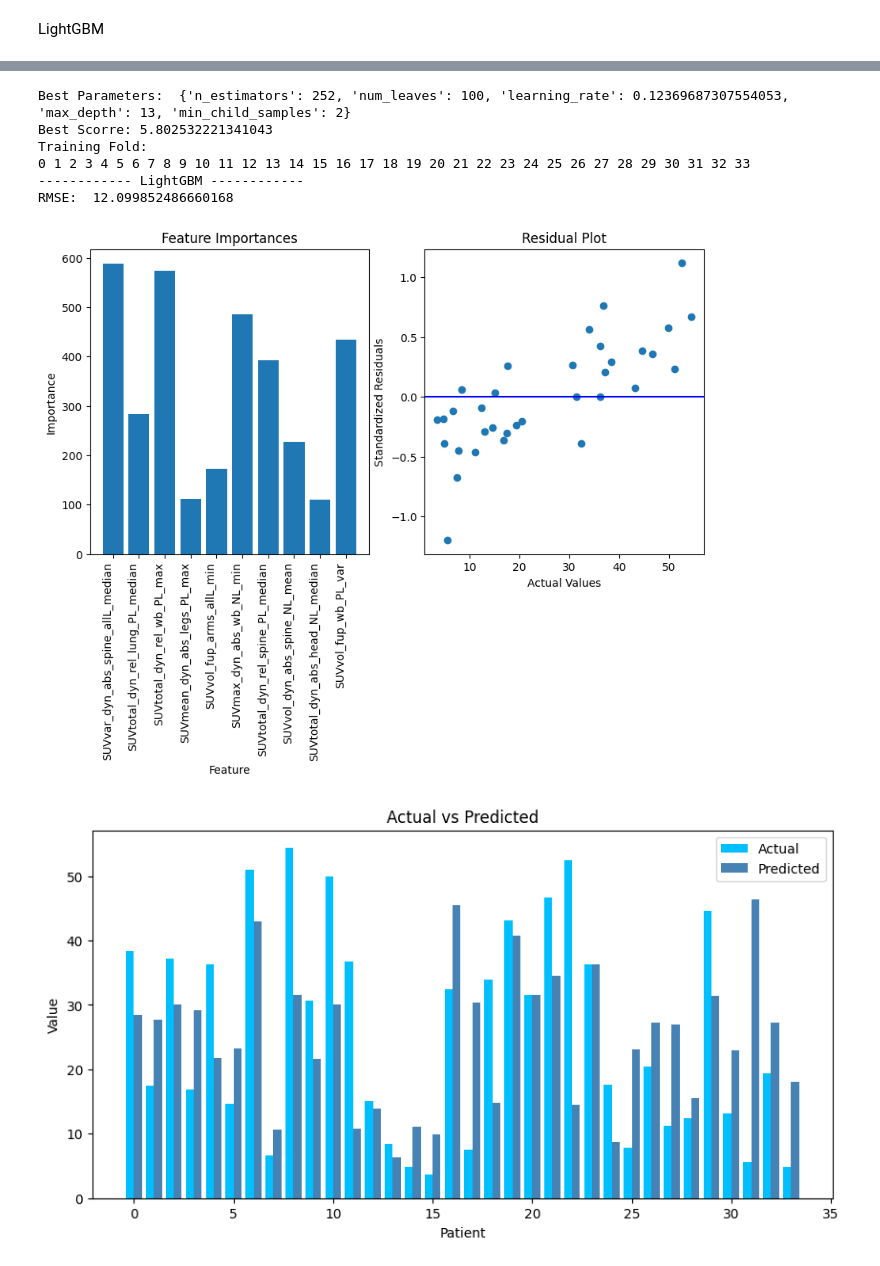
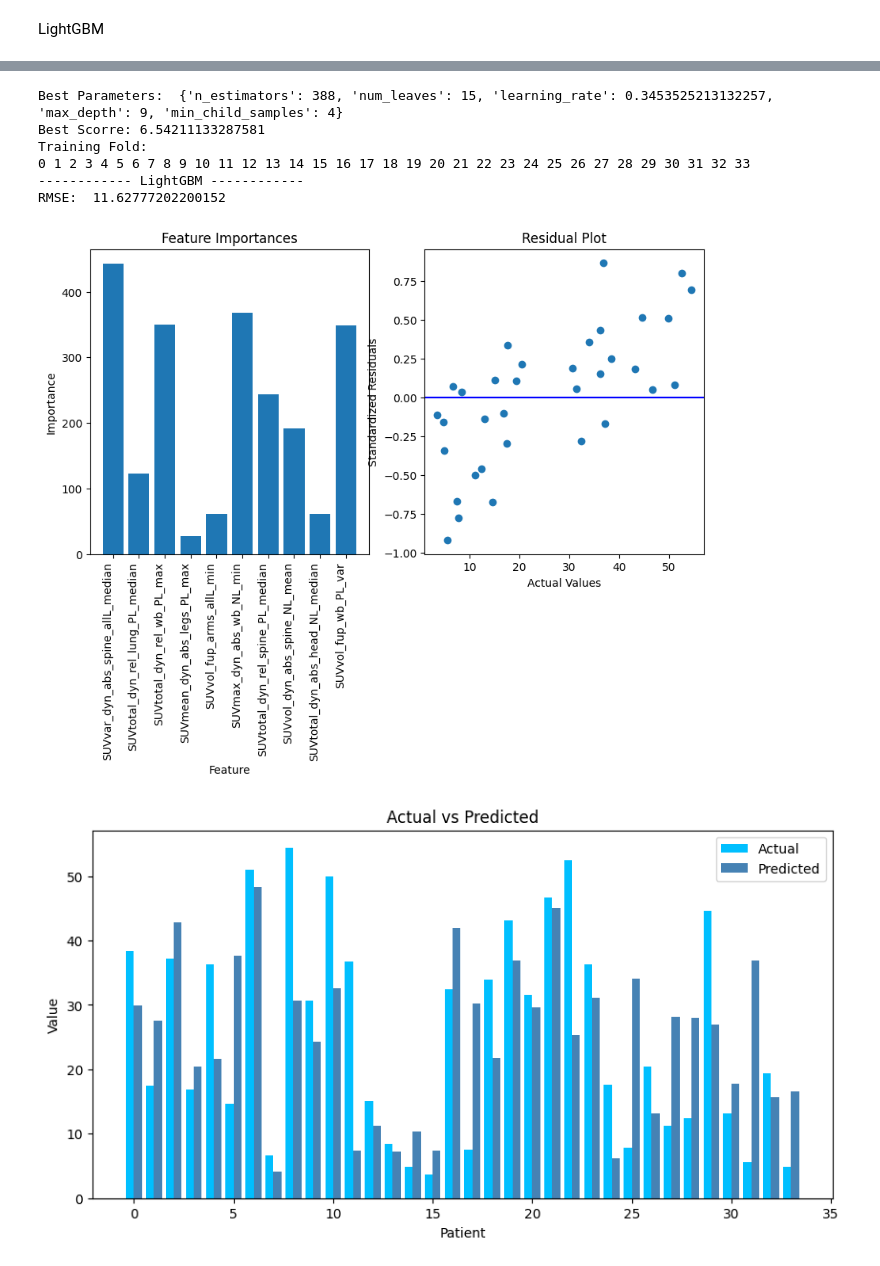
Before and after one commit to RyanMeeker/Patient-Prediction-Models, a Jupyter notebook: Run.ipynb, the cells around one changed output, grey strips where cells are left out. Cells and saved outputs as stored; diff of their text form; code cells hidden in the pictures.

```diff
--- a/Run.ipynb
+++ b/Run.ipynb
@@ -38,6 +25,6 @@ LightGBM
 # %%
 %run LightGBM.py
 # add your number of trails for optuna. longer trials -> better parameters, but longer runtime
-n_trails = 5
+n_trails = 50
 lightGBMLOOOptuna(data, n_trails)
 # %% [output]
@@ -50,11 +37,11 @@ lightGBMLOOOptuna(data, n_trails)
-Best Parameters:  {'n_estimators': 252, 'num_leaves': 100, 'learning_rate': 0.12369687307554053, 'max_depth': 13, 'min_child_samples': 2}
-Best Scorre: 5.802532221341043
+Best Parameters:  {'n_estimators': 388, 'num_leaves': 15, 'learning_rate': 0.3453525213132257, 'max_depth': 9, 'min_child_samples': 4}
+Best Scorre: 6.54211133287581
 Training Fold:
 0 1 2 3 4 5 6 7 8 9 10 11 12 13 14 15 16 17 18 19 20 21 22 23 24 25 26 27 28 29 30 31 32 33
 ------------ LightGBM ------------
-RMSE:  12.099852486660168
+RMSE:  11.62777202200152
-[figure, old version]
+[figure, new version]
-[figure, old version]
+[figure, new version]
 # %%
 %run MultiLinearRegression.py
 
```
Also changed, not shown: parts of 3 cells of this notebook, 1 other file.
